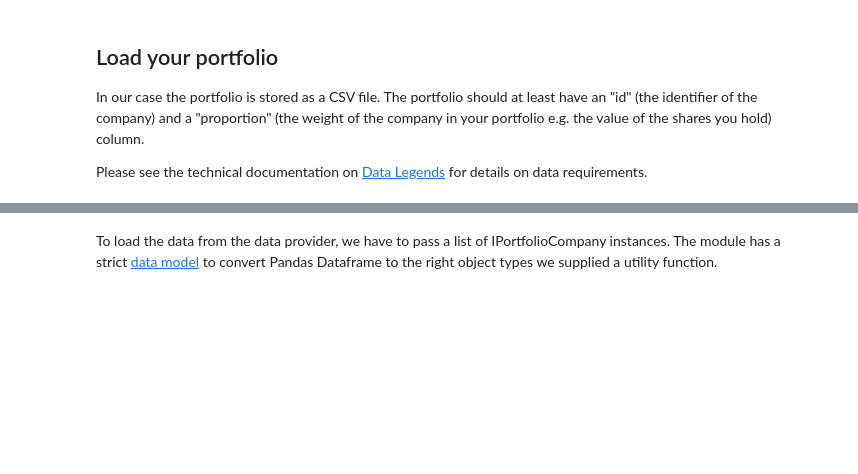
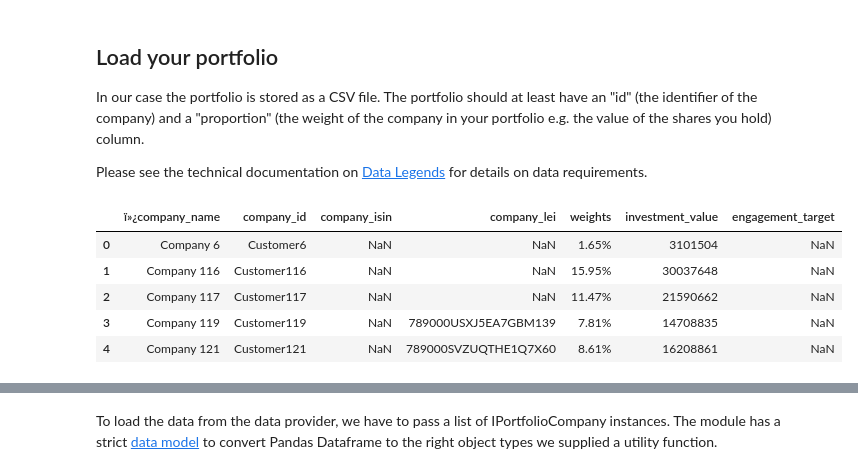
Before and after one commit to handeo/SBTi-finance-tool, a Jupyter notebook: examples/2_quick_temp_score_calculation.ipynb, the cells around one changed output, grey strips where cells are left out. Drawn from its saved outputs; the diff is of its cells as text; code cells hidden in the pictures; blank space fills up the shorter version.

```diff
--- a/examples/2_quick_temp_score_calculation.ipynb
+++ b/examples/2_quick_temp_score_calculation.ipynb
@@ -73,0 +76,9 @@ df_portfolio = pd.read_csv("data/portfoli-data.csv", encoding="iso-8859-1")
+# %%
+df_portfolio.head(5)
+# %% [output]
+|  | ï»¿company_name | company_id | company_isin | company_lei | weights | investment_value | engagement_target |
+| 0 | Company 6 | Customer6 | NaN | NaN | 1.65% | 3101504 | NaN |
+| 1 | Company 116 | Customer116 | NaN | NaN | 15.95% | 30037648 | NaN |
+| 2 | Company 117 | Customer117 | NaN | NaN | 11.47% | 21590662 | NaN |
+| 3 | Company 119 | Customer119 | NaN | 789000USXJ5EA7GBM139 | 7.81% | 14708835 | NaN |
+| 4 | Company 121 | Customer121 | NaN | 789000SVZUQTHE1Q7X60 | 8.61% | 16208861 | NaN |
```
Also changed, not shown: parts of 12 cells of this notebook.
